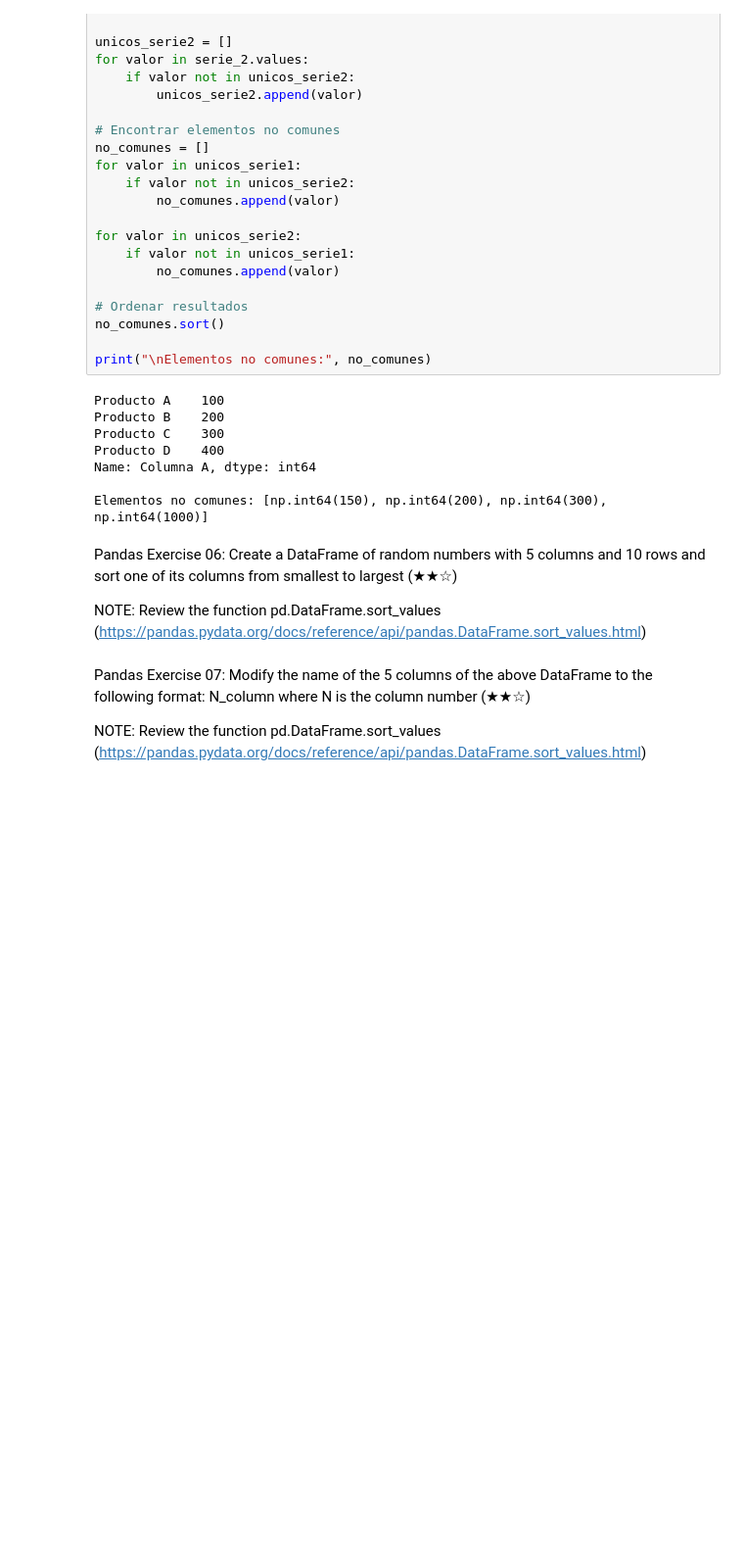
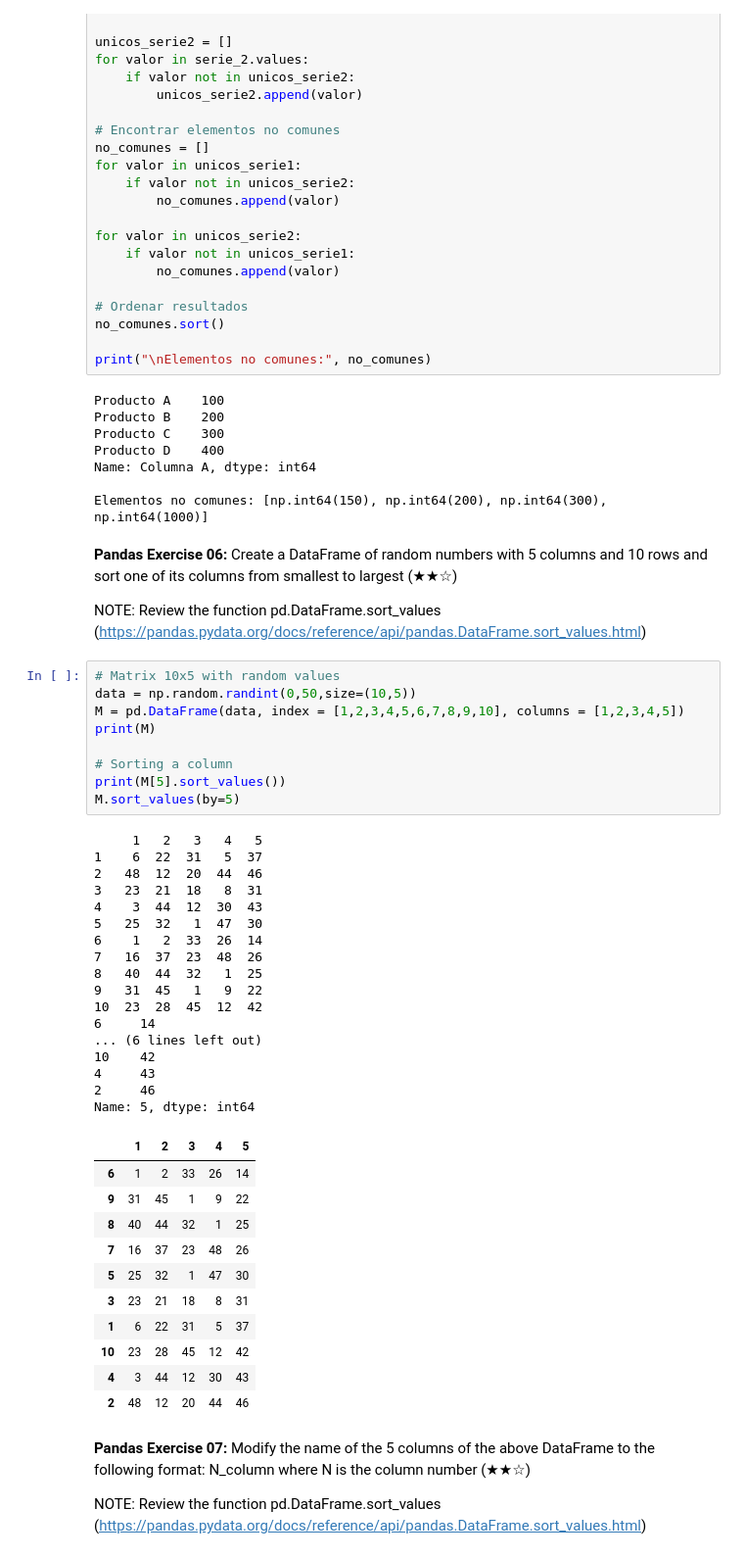
Before and after one commit to S4qk/Btp-Data-Science, a Jupyter notebook: Only_Pandas.ipynb, the cells around one changed output. Shown at 98% size. Saved outputs shown, nothing was run; the diff lists cells and outputs as text; blank space fills up the shorter version.

Commit message:
Answers to even exercises

```diff
--- a/Only_Pandas.ipynb
+++ b/Only_Pandas.ipynb
@@ -402,11 +456,49 @@ Name: Columna A, dtype: int64
 
 Elementos no comunes: [np.int64(150), np.int64(200), np.int64(300), np.int64(1000)]
 # %% [markdown]
-Pandas Exercise 06: Create a DataFrame of random numbers with 5 columns and 10 rows and sort one of its columns from smallest to largest (★★☆)
+**Pandas Exercise 06:** Create a DataFrame of random numbers with 5 columns and 10 rows and sort one of its columns from smallest to largest (★★☆)
 
 NOTE: Review the function pd.DataFrame.sort_values (https://pandas.pydata.org/docs/reference/api/pandas.DataFrame.sort_values.html)
+# %%
+# Matrix 10x5 with random values
+data = np.random.randint(0,50,size=(10,5))
+M = pd.DataFrame(data, index = [1,2,3,4,5,6,7,8,9,10], columns = [1,2,3,4,5])
+print(M)
+
+# Sorting a column
+print(M[5].sort_values())
+M.sort_values(by=5)
+# %% [output]
+     1   2   3   4   5
+1    6  22  31   5  37
+2   48  12  20  44  46
+3   23  21  18   8  31
+4    3  44  12  30  43
+5   25  32   1  47  30
+6    1   2  33  26  14
+7   16  37  23  48  26
+8   40  44  32   1  25
+9   31  45   1   9  22
+10  23  28  45  12  42
+6     14
+... (6 lines left out)
+10    42
+4     43
+2     46
+Name: 5, dtype: int64
+|  | 1 | 2 | 3 | 4 | 5 |
+| 6 | 1 | 2 | 33 | 26 | 14 |
+| 9 | 31 | 45 | 1 | 9 | 22 |
+| 8 | 40 | 44 | 32 | 1 | 25 |
+| 7 | 16 | 37 | 23 | 48 | 26 |
+| 5 | 25 | 32 | 1 | 47 | 30 |
+| 3 | 23 | 21 | 18 | 8 | 31 |
+| 1 | 6 | 22 | 31 | 5 | 37 |
+| 10 | 23 | 28 | 45 | 12 | 42 |
+| 4 | 3 | 44 | 12 | 30 | 43 |
+| 2 | 48 | 12 | 20 | 44 | 46 |
 # %% [markdown]
-Pandas Exercise 07: Modify the name of the 5 columns of the above DataFrame to the following format: N_column where N is the column number (★★☆)
+**Pandas Exercise 07:** Modify the name of the 5 columns of the above DataFrame to the following format: N_column where N is the column number (★★☆)
 
 NOTE: Review the function pd.DataFrame.sort_values (https://pandas.pydata.org/docs/reference/api/pandas.DataFrame.sort_values.html)
 # %% [markdown]
```
Also changed, not shown: parts of 10 cells of this notebook.
